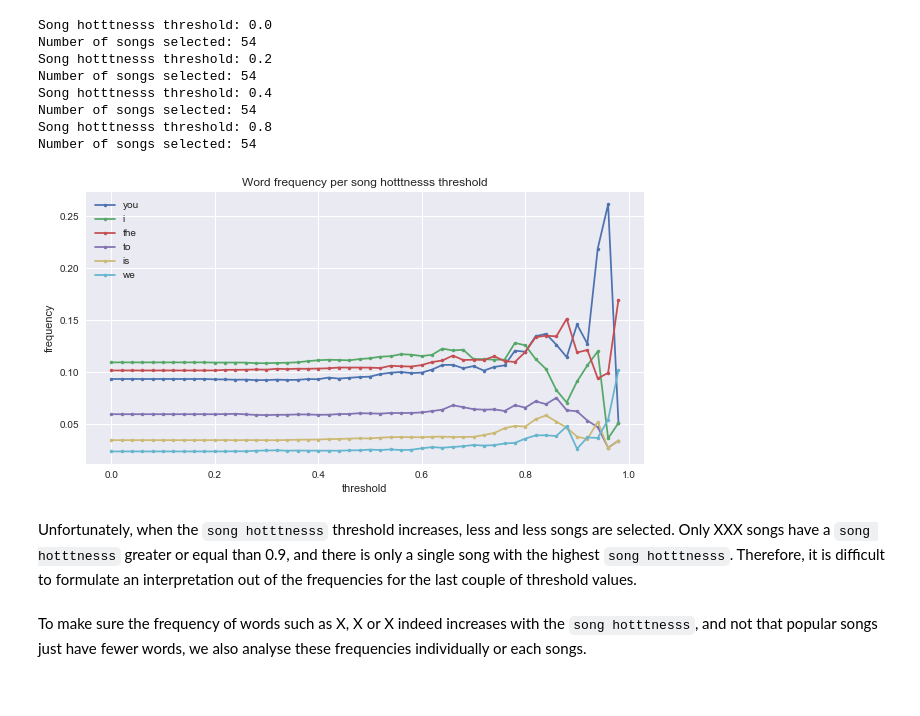
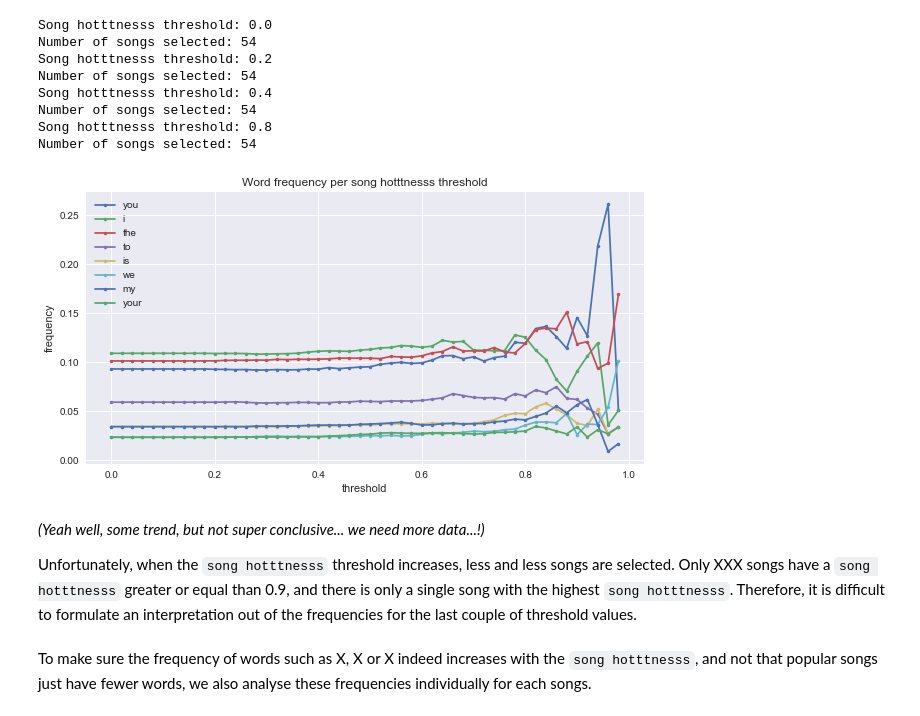
Before and after one commit to Piloumpicou/ADA-Unexpected-Match, a Jupyter notebook: project/MSD_subset.ipynb, the cells around one changed output. Saved outputs shown, nothing was run; the diff lists cells and outputs as text; code cells hidden in the pictures.

Commit message:
add section for not-so-popular songs

```diff
--- a/project/MSD_subset.ipynb
+++ b/project/MSD_subset.ipynb
@@ -1086,8 +1086,8 @@ filename = 'mxm_dataset_train.txt'
 entries = load_mxm_dataset(filename)
 
 # load the 'mxm_data_set_test.txt' file
-#filename = 'mxm_dataset_test.txt'
-#entries.append(load_mxm_dataset(filename))
+filename = 'mxm_dataset_test.txt'
+entries.extend(load_mxm_dataset(filename))
 
 print('Number of songs:', len(entries))
 # %% [output]
@@ -1287,14 +1270,14 @@ def get_word_rank(word, ranking):
 # define the threshold for the 'song hotttnesss'
 thresholds = np.arange(0.0, 1.0, 0.02)
 # %%
-words_list = ['you', 'i', 'we', 'the', 'and', 'is', 'to']
+words_list = ['you', 'i', 'we', 'the', 'and', 'is', 'to', 'my', 'your']
 word_ranks_dict = {}
 
 for word in words_list:
     word_ranks_dict[word] = []
 
 for threshold in thresholds:
-    top_words_ranking = create_top_words_ranking(threshold)
+    top_words_ranking = create_top_words_ranking(threshold, 'frequency', False)
 
     for word in words_list:
         rank = get_word_rank(word, top_words_ranking)
@@ -1311,9 +1285,10 @@ Number of songs selected: 54
 # %%
+# to add a single word in words_ranks_dict
 word = 'we'
 word_ranks_dict[word] = []
 
 for threshold in thresholds:
-    top_words_ranking = create_top_words_ranking(threshold)
+    top_words_ranking = create_top_words_ranking(threshold, False)
     rank = get_word_rank(word, top_words_ranking)
     word_ranks_dict[word].append(rank)
 # %% [output]
@@ -1328,22 +1303,24 @@ Number of songs selected: 54
 # %%
 figure()
 plt.figure(figsize=(10,5))
 
-words_list = ['you', 'i', 'the', 'to', 'is', 'we']
+words_list = ['you', 'i', 'the', 'to', 'is', 'we', 'my', 'your']
 for word in words_list:
     plt.plot(thresholds, word_ranks_dict[word], linestyle='-', marker='.')
 #plt.gca().invert_yaxis()
 plt.title('Word frequency per song hotttnesss threshold')
 plt.xlabel('threshold')
 plt.ylabel('frequency')
 plt.legend(labels=words_list)
 
 plt.show()
 # %% [output]
-[figure, old version]
+[figure, new version]
 # %% [markdown]
+*(Yeah well, some trend, but not super conclusive... we need more data...!)*
+
 Unfortunately, when the `song hotttnesss` threshold increases, less and less songs are selected.
 Only XXX songs have a `song hotttnesss` greater or equal than 0.9, and there is only a single song with the highest `song hotttnesss`.
 Therefore, it is difficult to formulate an interpretation out of the frequencies for the last couple of threshold values.
 # %% [markdown]
-To make sure the frequency of words such as X, X or X indeed increases with the `song hotttnesss`, and not that popular songs just have fewer words, we also analyse these frequencies individually or each songs.
+To make sure the frequency of words such as X, X or X indeed increases with the `song hotttnesss`, and not that popular songs just have fewer words, we also analyse these frequencies individually for each songs.
```
Also changed, not shown: parts of 23 cells of this notebook.
